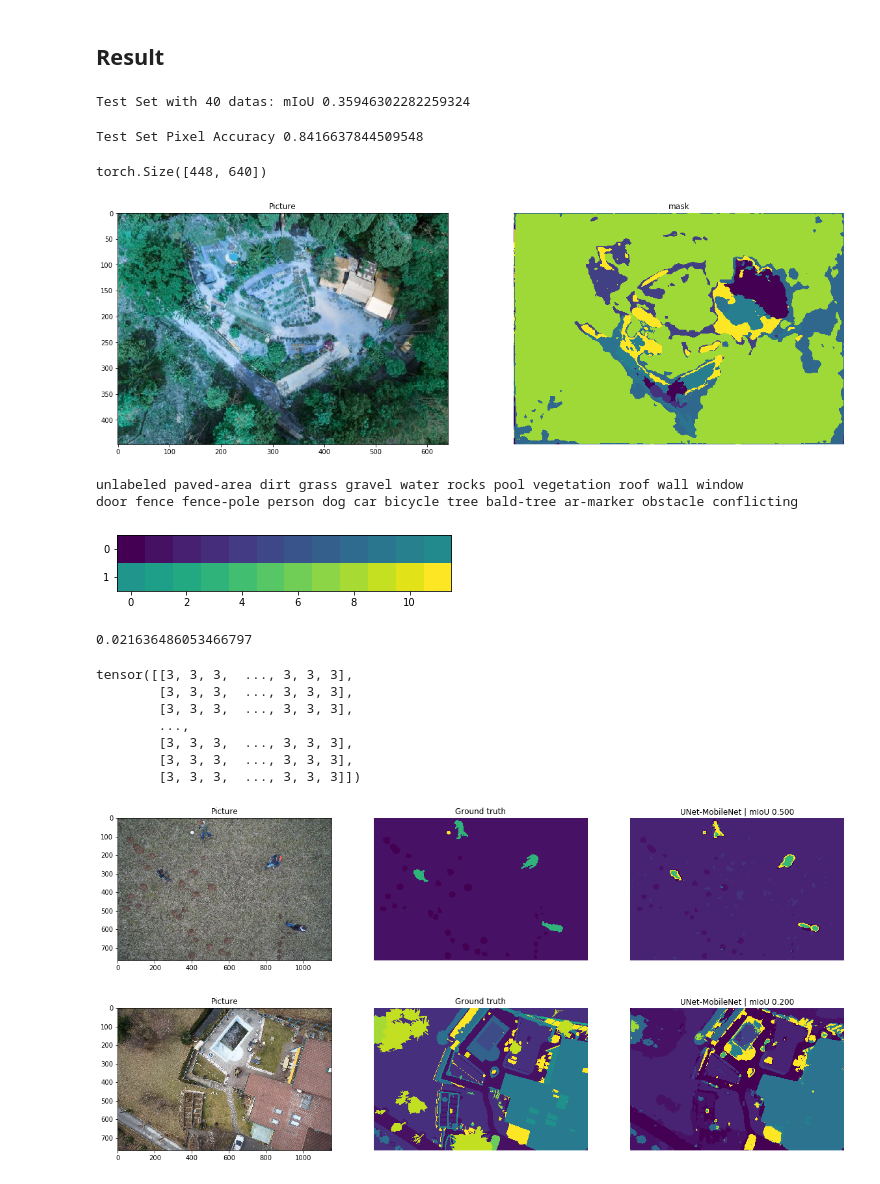
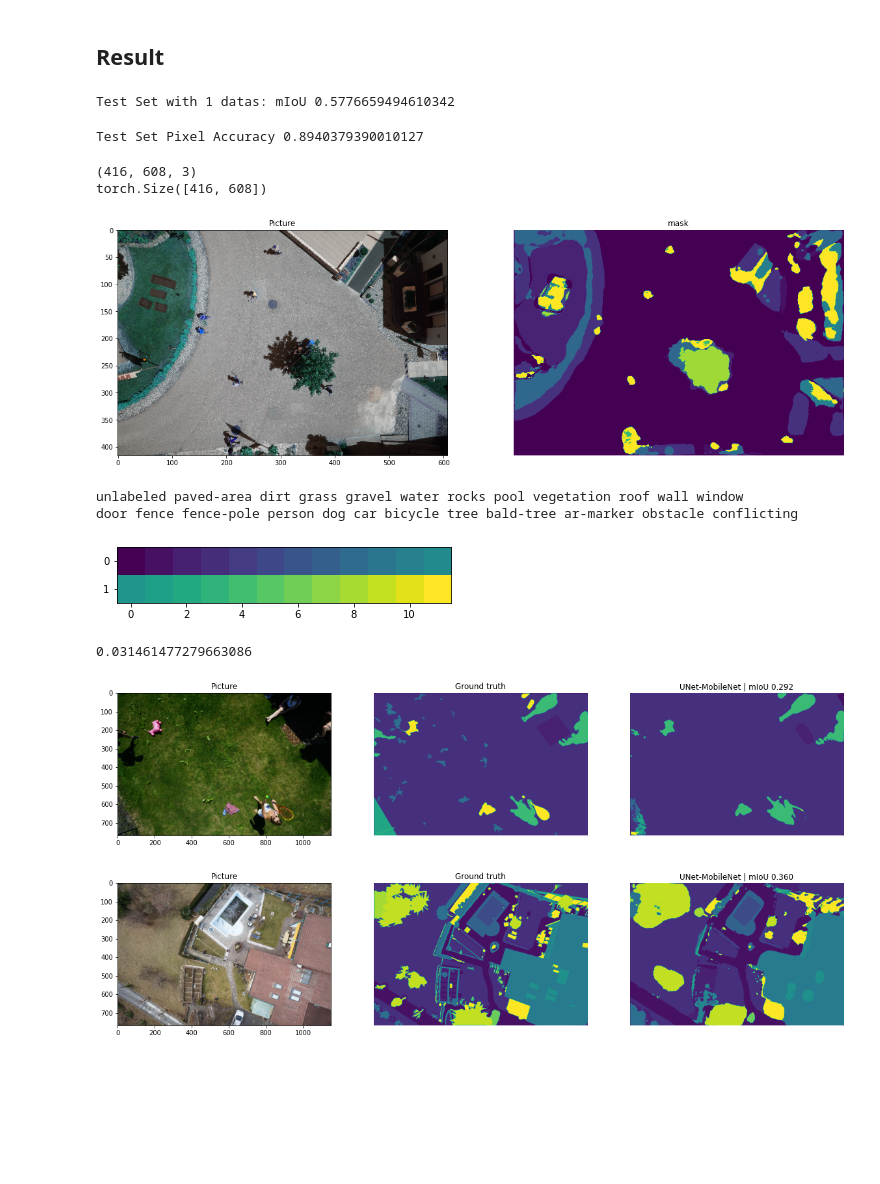
Before and after one commit to youliangtan/uav-landing-nlp, a Jupyter notebook: aerial-semantic-segmentation.ipynb, the cells around one changed output. Cells and saved outputs as stored; diff of their text form; code cells hidden in the pictures; blank space fills up the shorter version.

Commit message:
update aerial seg notebook
Signed-off-by: youliang <tan_you_liang@hotmail.com>

```diff
--- a/aerial-semantic-segmentation.ipynb
+++ b/aerial-semantic-segmentation.ipynb
@@ -580,2 +396,8 @@ plot_acc(history_3)
 # %% [markdown]
 # Evaluation
+# %%
+# load a saved checkpoint model
+model = torch.load('DeepLabV3Plus-efficientnet.pt')
+# model = torch.load('Unet-efficientnet.pt')
+# model = torch.load('fcn-efficientnet.pt')
+model.eval()
@@ -659,7 +499,7 @@ def miou_score(model, test_set):
 mob_miou = miou_score(model, test_set)
 print(f'Test Set with {len(mob_miou)} datas: mIoU', np.mean(mob_miou))
 # %% [output]
-Test Set with 40 datas: mIoU 0.35946302282259324
+Test Set with 1 datas: mIoU 0.5776659494610342
 # %%
 def pixel_acc(model, test_set):
     accuracy = []
@@ -669,39 +509,47 @@ def pixel_acc(model, test_set):
         accuracy.append(acc)
     return accuracy
 # %%
+model.eval()
 mob_acc = pixel_acc(model, test_set)
 print('Test Set Pixel Accuracy', np.mean(mob_acc))
 # %% [output]
-Test Set Pixel Accuracy 0.8416637844509548
+Test Set Pixel Accuracy 0.8940379390010127
 # %%
-img = cv2.imread("/home/hrl_gpu_1/Downloads/test_aerial.jpg")
+# img = cv2.imread("/home/hrl_gpu_1/Downloads/test_aerial.jpg")
+
+# img = cv2.imread("/home/hrl_gpu_1/dataset/dataset/semantic_drone_dataset/original_images/004.jpg")
+img = cv2.imread("/home/hrl_gpu_1/dataset/dataset/semantic_drone_dataset/original_images/002.jpg")
+h, w, c = img.shape
+img = cv2.resize(img, (608, 416))
+print(img.shape)
 
 def predict_image(model, image, mean=[0.485, 0.456, 0.406], std=[0.229, 0.224, 0.225]):
     model.eval()
     t = T.Compose([T.ToTensor(), T.Normalize(mean, std)])
     image = t(image)
     model.to(device); image=image.to(device)
     with torch.no_grad():
         image = image.unsqueeze(0)
         output = model(image)
         masked = torch.argmax(output, dim=1)
         masked = masked.cpu().squeeze(0)
     return masked
 
 pred_mask = predict_image(model, img)
 print(pred_mask.shape)
 
 # plotting
 fig, (ax1, ax2) = plt.subplots(1,2, figsize=(20,10))
 ax1.imshow(img)
-ax1.set_title('Picture');
+ax1.set_title('Picture')
 
 ax2.imshow(pred_mask)
 ax2.set_title('mask')
 ax2.set_axis_off()
 # %% [output]
-torch.Size([448, 640])
+(416, 608, 3)
+torch.Size([416, 608])
-[figure, old version]
+[figure, new version]
 # %%
 from mpl_toolkits.axes_grid1 import make_axes_locatable
 
@@ -722,13 +570,13 @@ door fence fence-pole person dog car bicycle tree bald-tree ar-marker obstacle c
 # %%
 import time
 start = time.time()
-pred_mask = predict_image(model_4, img)
+pred_mask = predict_image(model, img)
 print(time.time() - start )
 # %% [output]
-0.021636486053466797
+0.031461477279663086
 # %%
 image, mask = test_set[3]
-pred_mask, score = predict_image_mask_miou(model_3, image, mask)
+pred_mask, score = predict_image_mask_miou(model, image, mask)
 
 fig, (ax1, ax2, ax3) = plt.subplots(1,3, figsize=(20,10))
 ax1.imshow(image)
@@ -742,17 +590,10 @@ ax3.imshow(pred_mask)
 ax3.set_title('UNet-MobileNet | mIoU {:.3f}'.format(score))
 ax3.set_axis_off()
 # %% [output]
-tensor([[3, 3, 3,  ..., 3, 3, 3],
-        [3, 3, 3,  ..., 3, 3, 3],
-        [3, 3, 3,  ..., 3, 3, 3],
-        ...,
-        [3, 3, 3,  ..., 3, 3, 3],
-        [3, 3, 3,  ..., 3, 3, 3],
-        [3, 3, 3,  ..., 3, 3, 3]])
-[figure, old version]
+[figure, new version]
 # %%
 image2, mask2 = test_set[13]
-pred_mask2, score2 = predict_image_mask_miou(model_3, image2, mask2)
+pred_mask2, score2 = predict_image_mask_miou(model, image2, mask2)
 
 fig, (ax1, ax2, ax3) = plt.subplots(1,3, figsize=(20,10))
 ax1.imshow(image2)
@@ -766,7 +607,7 @@ ax3.imshow(pred_mask2)
 ax3.set_title('UNet-MobileNet | mIoU {:.3f}'.format(score2))
 ax3.set_axis_off()
 # %% [output]
-[figure, old version]
+[figure, new version]
 # %%
 image3, mask3 = test_set[6]
 pred_mask3, score3 = predict_image_mask_miou(model, image3, mask3)
```
Also changed, not shown: parts of 21 cells of this notebook, 2 other files.
